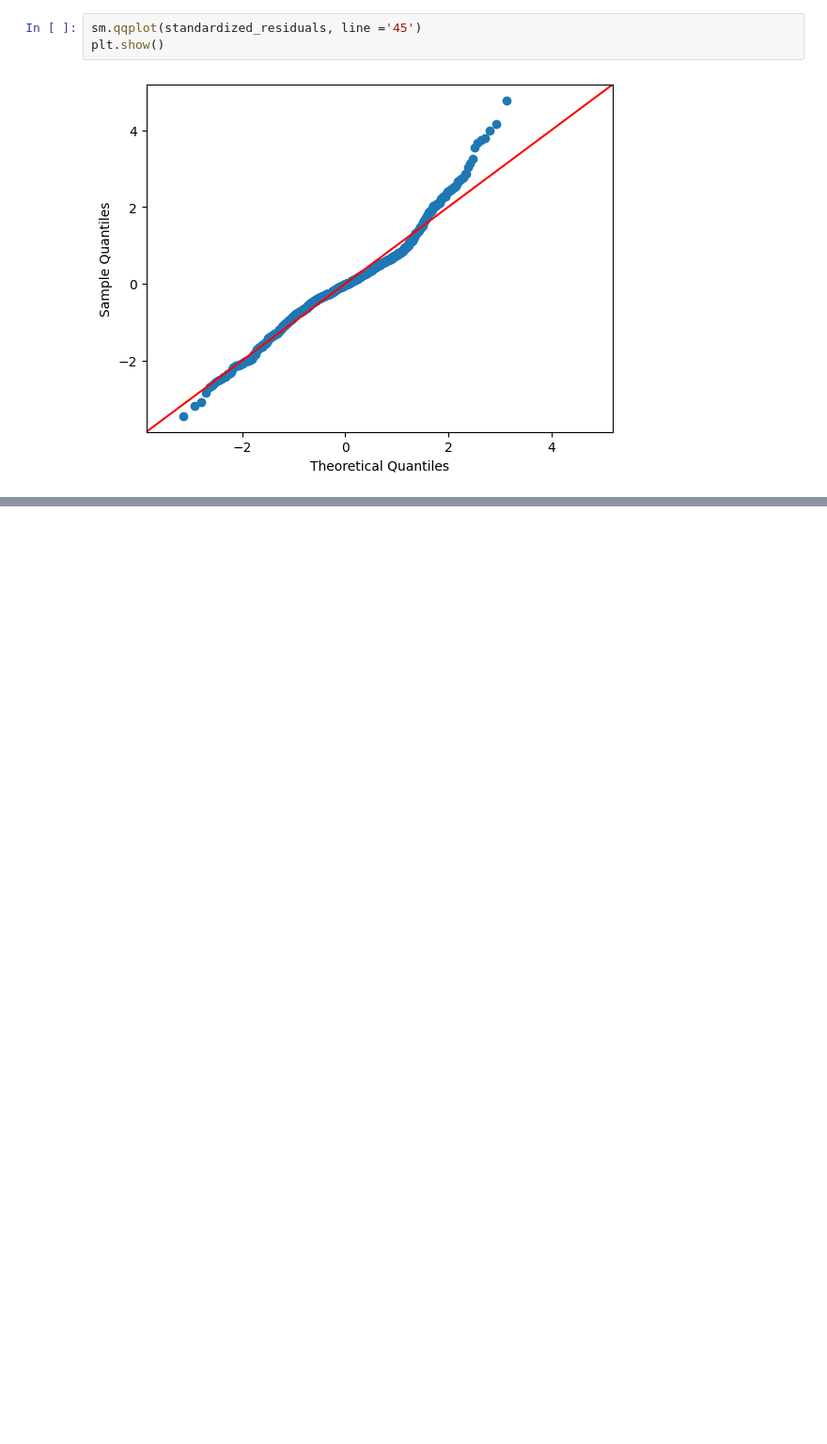
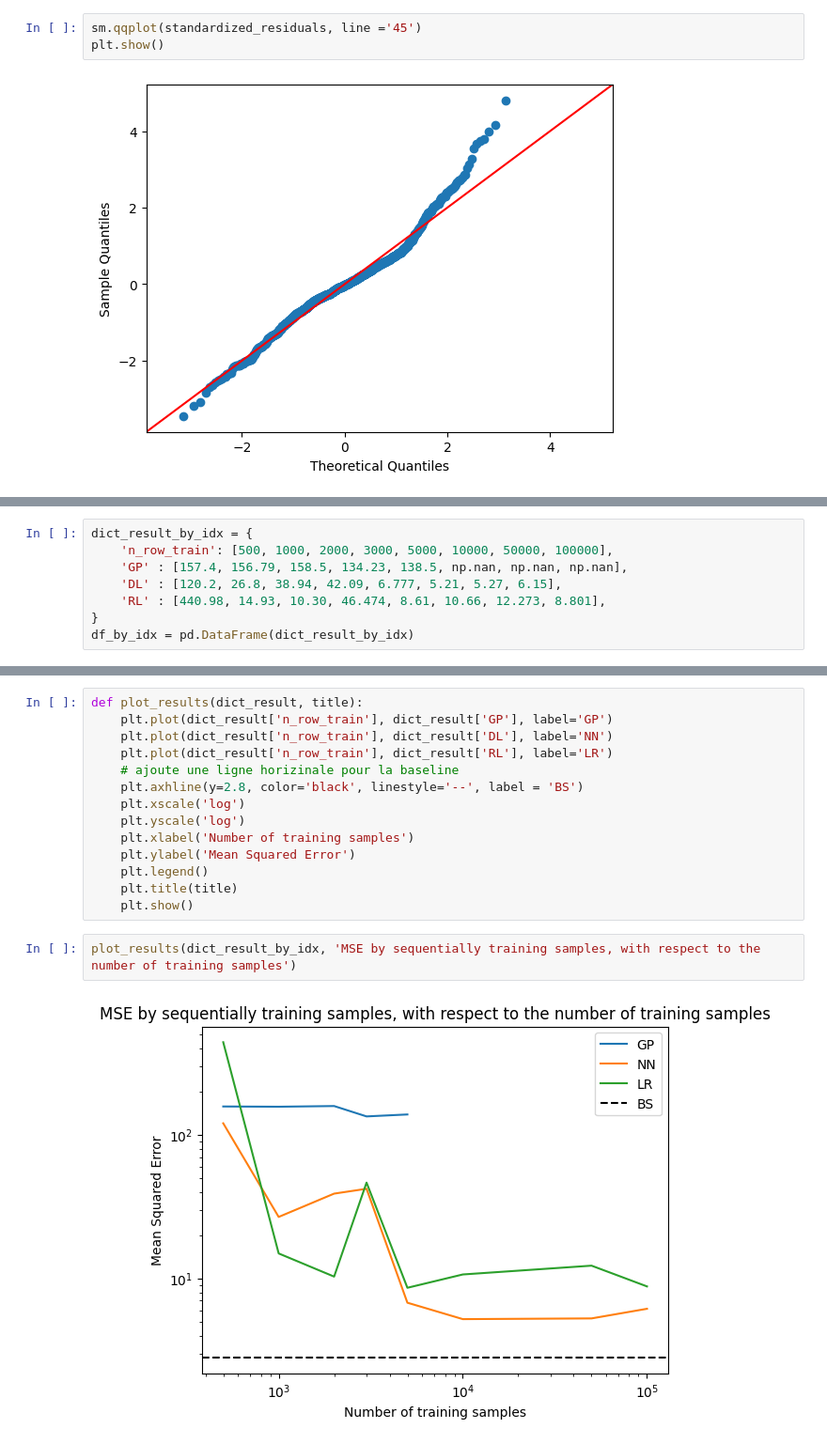
Before and after one commit to AmbroiseTHIBAULT/survey-ML-finance, a Jupyter notebook: options_pricing/notebooks/main_linear_reg.ipynb, the cells around one changed output, grey strips where cells are left out. Shown at 94% size. Drawn from its saved outputs; the diff is of its cells as text; blank space fills up the shorter version.

```diff
--- a/options_pricing/notebooks/main_linear_reg.ipynb
+++ b/options_pricing/notebooks/main_linear_reg.ipynb
@@ -218,0 +239,8 @@ Text(0, 0.5, 'standardized residuals')
+# %%
+dict_result_by_idx = {
+    'n_row_train': [500, 1000, 2000, 3000, 5000, 10000, 50000, 100000],
+    'GP' : [157.4, 156.79, 158.5, 134.23, 138.5, np.nan, np.nan, np.nan],
+    'DL' : [120.2, 26.8, 38.94, 42.09, 6.777, 5.21, 5.27, 6.15],
+    'RL' : [440.98, 14.93, 10.30, 46.474, 8.61, 10.66, 12.273, 8.801],
+}
+df_by_idx = pd.DataFrame(dict_result_by_idx)
@@ -218,0 +255,18 @@ Text(0, 0.5, 'standardized residuals')
+# %%
+def plot_results(dict_result, title):
+    plt.plot(dict_result['n_row_train'], dict_result['GP'], label='GP')
+    plt.plot(dict_result['n_row_train'], dict_result['DL'], label='NN')
+    plt.plot(dict_result['n_row_train'], dict_result['RL'], label='LR')
+    # ajoute une ligne horizinale pour la baseline
+    plt.axhline(y=2.8, color='black', linestyle='--', label = 'BS')
+    plt.xscale('log')
+    plt.yscale('log')
+    plt.xlabel('Number of training samples')
+    plt.ylabel('Mean Squared Error')
+    plt.legend()
+    plt.title(title)
+    plt.show()
+# %%
+plot_results(dict_result_by_idx, 'MSE by sequentially training samples, with respect to the number of training samples')
+# %% [output]
+[figure, added]
```
Also changed, not shown: parts of 14 cells of this notebook, 11 other files.
